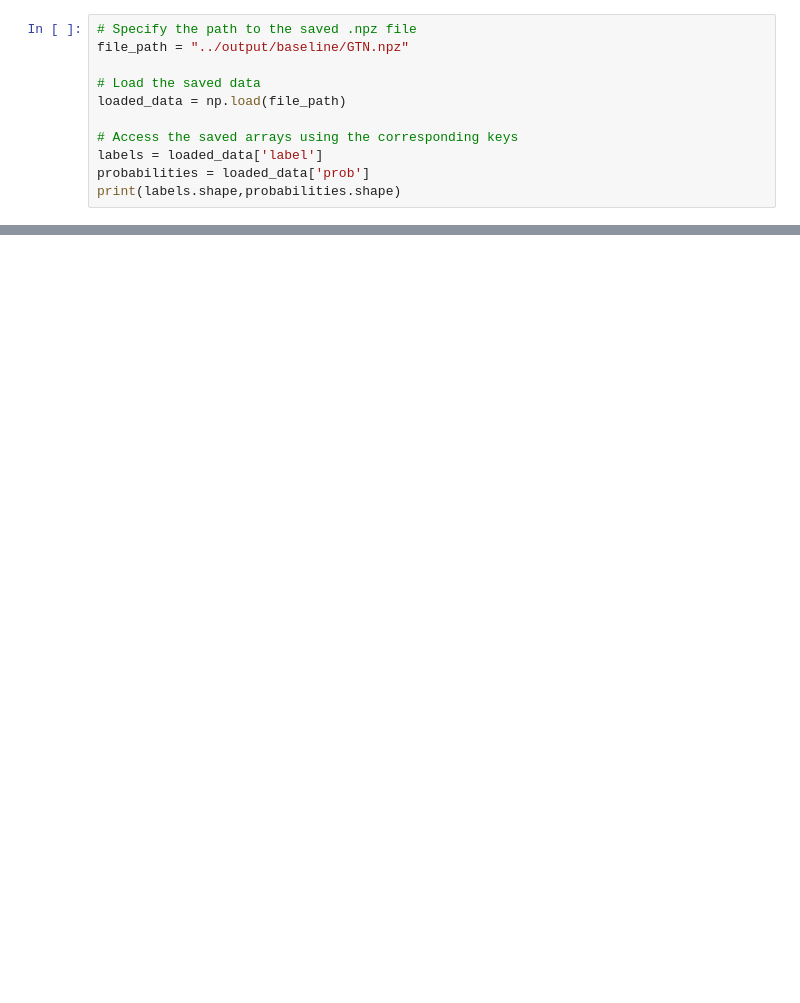
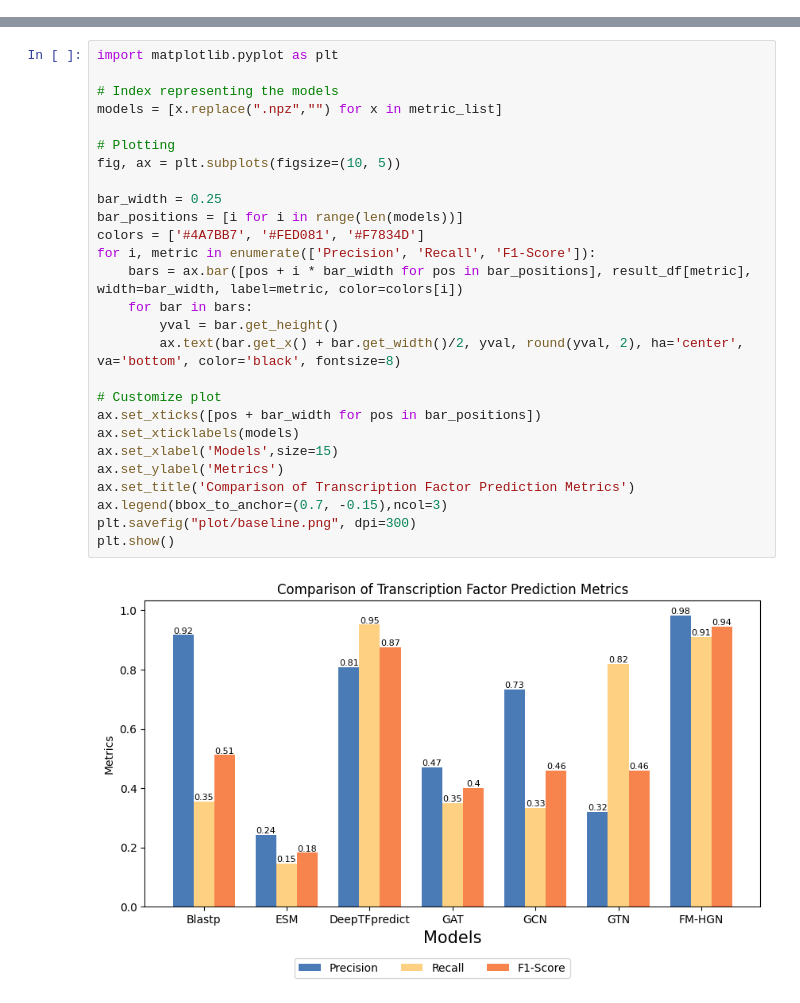
Before and after one commit to Suchcools/Ecoli_HGNN, a Jupyter notebook: task/TF/analysis/baseline.ipynb, the cells around one changed output, grey strips where cells are left out. Saved outputs shown, nothing was run; the diff lists cells and outputs as text; blank space fills up the shorter version.

```diff
--- a/task/TF/analysis/baseline.ipynb
+++ b/task/TF/analysis/baseline.ipynb
@@ -34,11 +0,0 @@ array([0, 0, 0, 0, 0, 0, 0, 0, 0, 0, 1, 0, 0, 0, 0, 0, 0, 0, 0, 0, 0, 0,
-# %%
-# Specify the path to the saved .npz file
-file_path = "../output/baseline/GTN.npz"
-
-# Load the saved data
-loaded_data = np.load(file_path)
-
-# Access the saved arrays using the corresponding keys
-labels = loaded_data['label']
-probabilities = loaded_data['prob']
-print(labels.shape,probabilities.shape)
@@ -66,0 +92,29 @@ array([0, 0, 0, 0, 0, 0, 0, 0, 0, 0, 1, 0, 0, 0, 0, 0, 0, 0, 0, 0, 0, 0,
+# %%
+import matplotlib.pyplot as plt
+
+# Index representing the models
+models = [x.replace(".npz","") for x in metric_list]
+
+# Plotting
+fig, ax = plt.subplots(figsize=(10, 5))
+
+bar_width = 0.25
+bar_positions = [i for i in range(len(models))]
+colors = ['#4A7BB7', '#FED081', '#F7834D']
+for i, metric in enumerate(['Precision', 'Recall', 'F1-Score']):
+    bars = ax.bar([pos + i * bar_width for pos in bar_positions], result_df[metric], width=bar_width, label=metric, color=colors[i])
+    for bar in bars:
+        yval = bar.get_height()
+        ax.text(bar.get_x() + bar.get_width()/2, yval, round(yval, 2), ha='center', va='bottom', color='black', fontsize=8)
+
+# Customize plot
+ax.set_xticks([pos + bar_width for pos in bar_positions])
+ax.set_xticklabels(models)
+ax.set_xlabel('Models',size=15)
+ax.set_ylabel('Metrics')
+ax.set_title('Comparison of Transcription Factor Prediction Metrics')
+ax.legend(bbox_to_anchor=(0.7, -0.15),ncol=3)
+plt.savefig("plot/baseline.png", dpi=300)
+plt.show()
+# %% [output]
+[figure, added]
```
Also changed, not shown: parts of 7 cells of this notebook, 20 other files.
